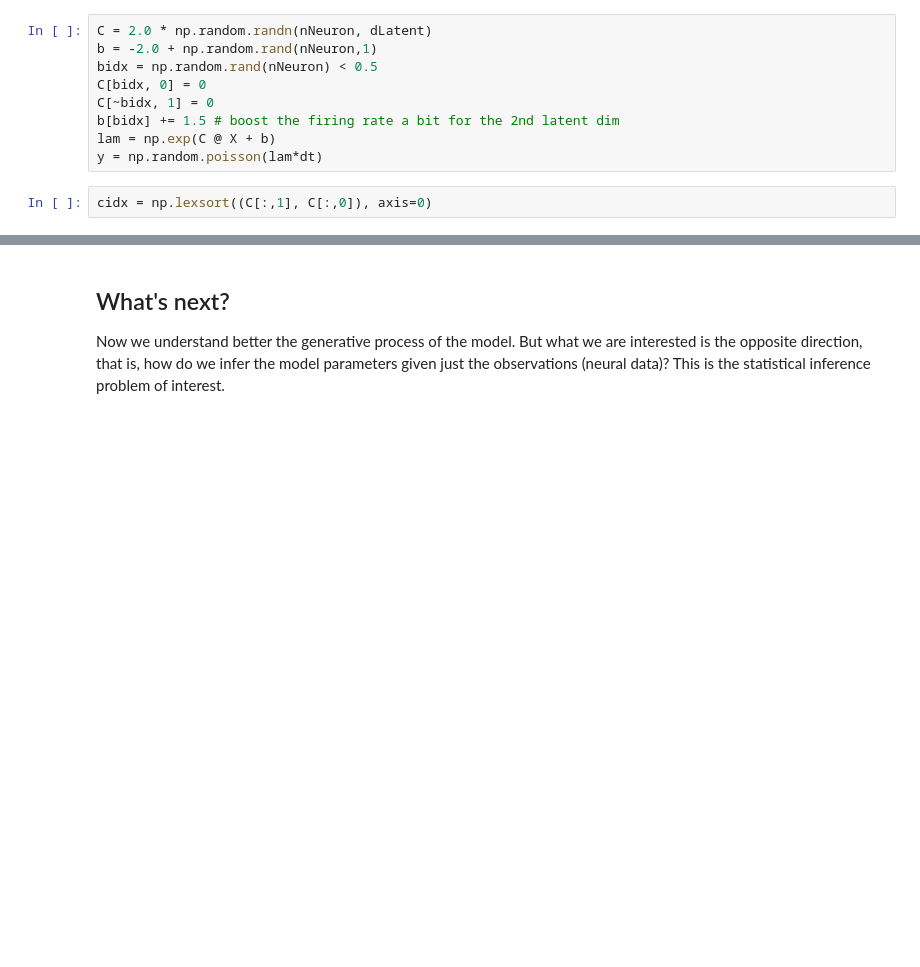
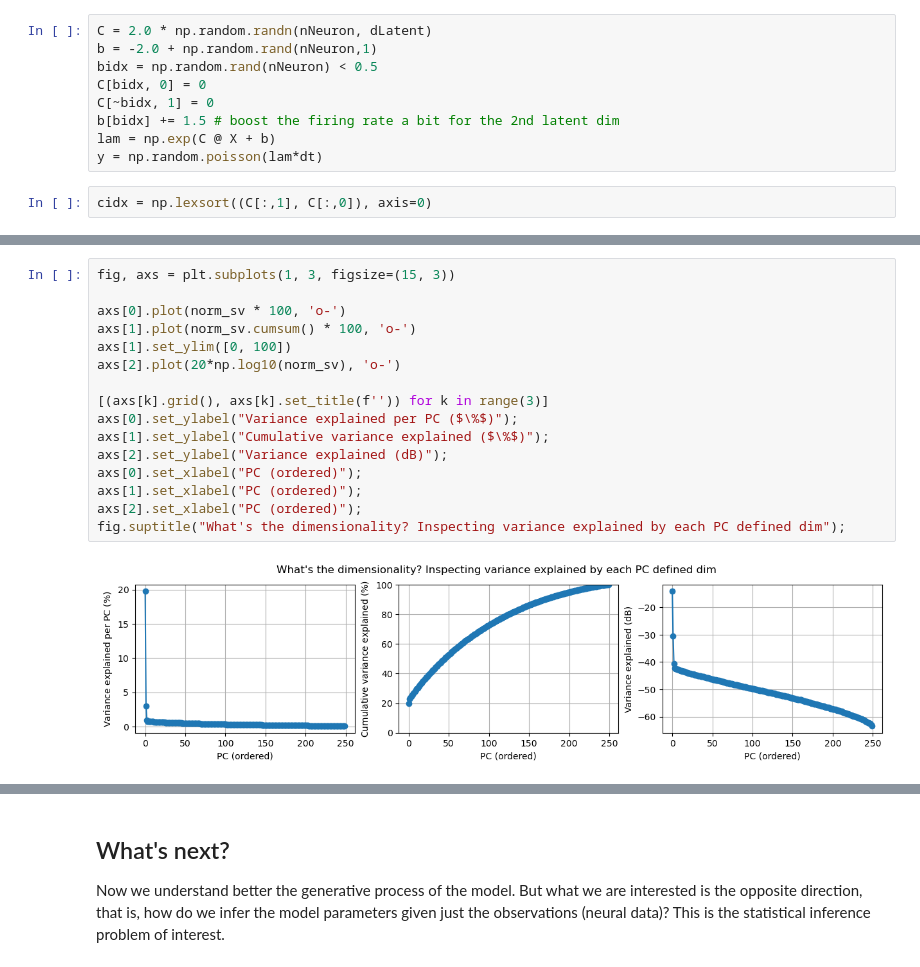
Before and after one commit to catniplab/latent_dynamics_workshop, a Jupyter notebook: 00_state_space_intuition.ipynb, the cells around one changed output, grey strips where cells are left out. Cells and saved outputs as stored; diff of their text form; blank space fills up the shorter version.

```diff
--- a/00_state_space_intuition.ipynb
+++ b/00_state_space_intuition.ipynb
@@ -166,0 +283,18 @@ plt.xlim(0, T); plt.xlabel('time'); plt.yticks([]); plt.title('raster plot (agai
+# %%
+fig, axs = plt.subplots(1, 3, figsize=(15, 3))
+
+axs[0].plot(norm_sv * 100, 'o-')
+axs[1].plot(norm_sv.cumsum() * 100, 'o-')
+axs[1].set_ylim([0, 100])
+axs[2].plot(20*np.log10(norm_sv), 'o-')
+
+[(axs[k].grid(), axs[k].set_title(f'')) for k in range(3)]
+axs[0].set_ylabel("Variance explained per PC ($\%$)");
+axs[1].set_ylabel("Cumulative variance explained ($\%$)");
+axs[2].set_ylabel("Variance explained (dB)");
+axs[0].set_xlabel("PC (ordered)");
+axs[1].set_xlabel("PC (ordered)");
+axs[2].set_xlabel("PC (ordered)");
+fig.suptitle("What's the dimensionality? Inspecting variance explained by each PC defined dim");
+# %% [output]
+[figure, added]
```
Also changed, not shown: parts of 20 cells of this notebook, 2 other files.
